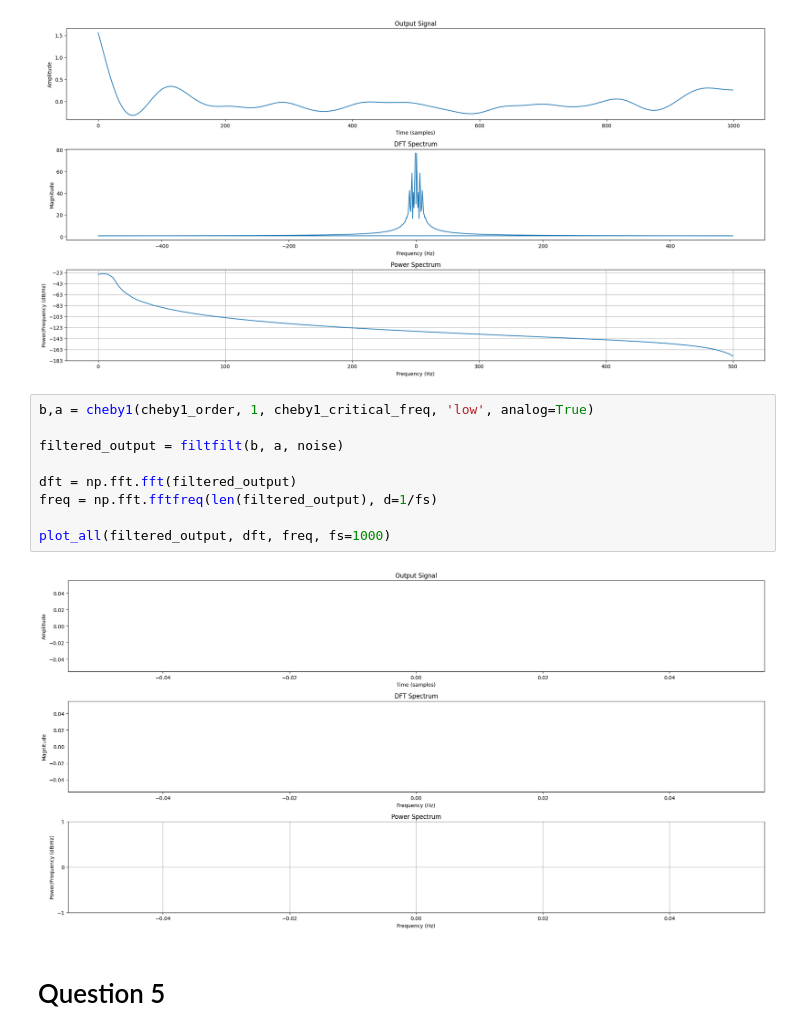
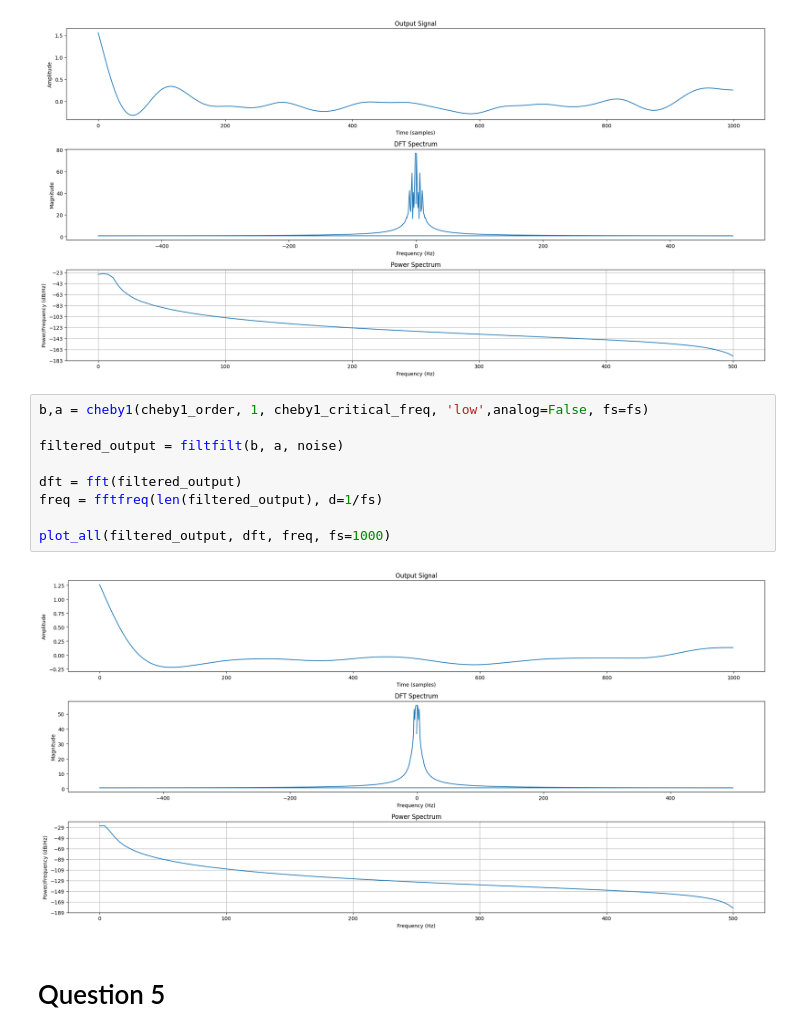
Before and after one commit to Buddhi19/EEEAssignments, a Jupyter notebook: EE 325 Discrete Signal Processing/Filter_Design.ipynb, the cells around one changed output. Drawn from its saved outputs; the diff is of its cells as text.

Commit message:
filter design+pdfs

```diff
--- a/EE 325 Discrete Signal Processing/Filter_Design.ipynb
+++ b/EE 325 Discrete Signal Processing/Filter_Design.ipynb
@@ -336,16 +346,16 @@ plot_all(filtered_output, dft, freq, fs)
 # %% [output]
 [figure]
 # %%
-b,a = cheby1(cheby1_order, 1, cheby1_critical_freq, 'low', analog=True)
+b,a = cheby1(cheby1_order, 1, cheby1_critical_freq, 'low',analog=False, fs=fs)
 
 filtered_output = filtfilt(b, a, noise)
 
-dft = np.fft.fft(filtered_output)
-freq = np.fft.fftfreq(len(filtered_output), d=1/fs)
+dft = fft(filtered_output)
+freq = fftfreq(len(filtered_output), d=1/fs)
 
 plot_all(filtered_output, dft, freq, fs=1000)
 # %% [output]
-[figure, old version]
+[figure, new version]
 # %% [markdown]
 # Question 5
 # %%
```
Also changed, not shown: parts of 28 cells of this notebook, 5 other files.
